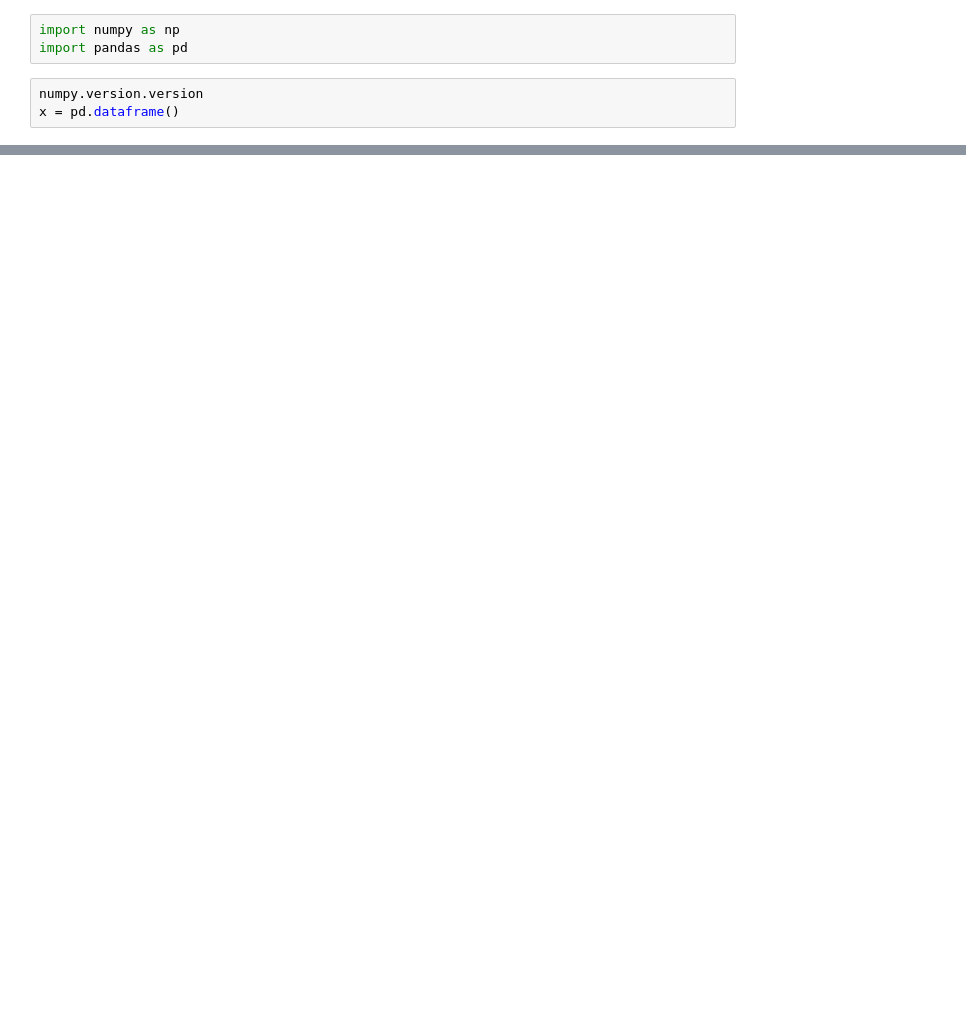
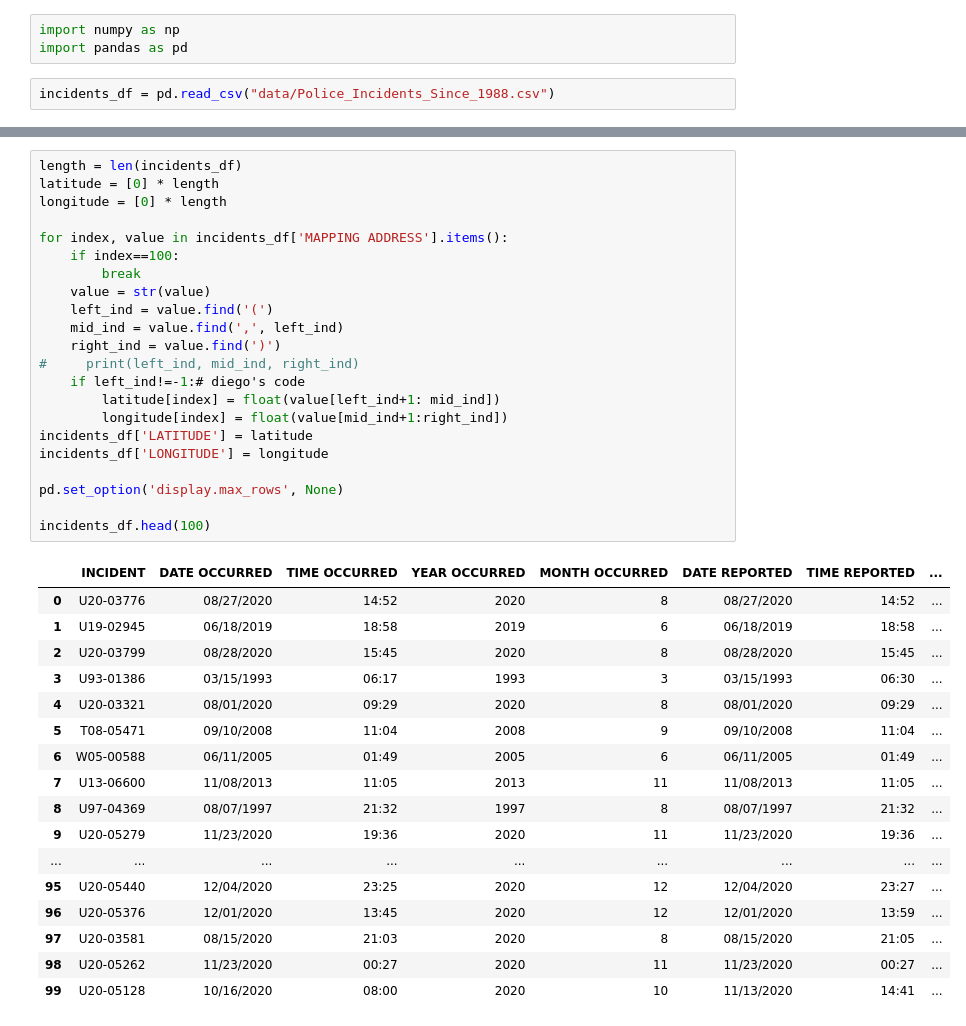
Before and after one commit to jlivshots/Response-time-analytics, a Jupyter notebook: Dev.ipynb, the cells around one changed output, grey strips where cells are left out. Saved outputs shown, nothing was run; the diff lists cells and outputs as text; blank space fills up the shorter version.

```diff
--- a/Dev.ipynb
+++ b/Dev.ipynb
@@ -2,5 +2,4 @@
 import numpy as np
 import pandas as pd
 # %%
-numpy.version.version
-x = pd.dataframe()
+incidents_df = pd.read_csv("data/Police_Incidents_Since_1988.csv")
@@ -8,0 +17,40 @@ AttributeError: module 'pandas' has no attribute 'dataframe'
+# %%
+length = len(incidents_df)
+latitude = [0] * length
+longitude = [0] * length
+
+for index, value in incidents_df['MAPPING ADDRESS'].items():
+    if index==100:
+        break
+    value = str(value)
+    left_ind = value.find('(')
+    mid_ind = value.find(',', left_ind)
+    right_ind = value.find(')')
+#     print(left_ind, mid_ind, right_ind)
+    if left_ind!=-1:# diego's code
+        latitude[index] = float(value[left_ind+1: mid_ind])
+        longitude[index] = float(value[mid_ind+1:right_ind])
+incidents_df['LATITUDE'] = latitude
+incidents_df['LONGITUDE'] = longitude
+
+pd.set_option('display.max_rows', None)
+
+incidents_df.head(100)
+# %% [output]
+|  | INCIDENT | DATE OCCURRED | TIME OCCURRED | YEAR OCCURRED | MONTH OCCURRED | DATE REPORTED | TIME REPORTED | ... |
+| 0 | U20-03776 | 08/27/2020 | 14:52 | 2020 | 8 | 08/27/2020 | 14:52 | ... |
+| 1 | U19-02945 | 06/18/2019 | 18:58 | 2019 | 6 | 06/18/2019 | 18:58 | ... |
+| 2 | U20-03799 | 08/28/2020 | 15:45 | 2020 | 8 | 08/28/2020 | 15:45 | ... |
+| 3 | U93-01386 | 03/15/1993 | 06:17 | 1993 | 3 | 03/15/1993 | 06:30 | ... |
+| 4 | U20-03321 | 08/01/2020 | 09:29 | 2020 | 8 | 08/01/2020 | 09:29 | ... |
+| 5 | T08-05471 | 09/10/2008 | 11:04 | 2008 | 9 | 09/10/2008 | 11:04 | ... |
+| 6 | W05-00588 | 06/11/2005 | 01:49 | 2005 | 6 | 06/11/2005 | 01:49 | ... |
+| 7 | U13-06600 | 11/08/2013 | 11:05 | 2013 | 11 | 11/08/2013 | 11:05 | ... |
+| 8 | U97-04369 | 08/07/1997 | 21:32 | 1997 | 8 | 08/07/1997 | 21:32 | ... |
+| 9 | U20-05279 | 11/23/2020 | 19:36 | 2020 | 11 | 11/23/2020 | 19:36 | ... |
+| ... | ... | ... | ... | ... | ... | ... | ... | ... |
+| 95 | U20-05440 | 12/04/2020 | 23:25 | 2020 | 12 | 12/04/2020 | 23:27 | ... |
+| 96 | U20-05376 | 12/01/2020 | 13:45 | 2020 | 12 | 12/01/2020 | 13:59 | ... |
+| 97 | U20-03581 | 08/15/2020 | 21:03 | 2020 | 8 | 08/15/2020 | 21:05 | ... |
+| 98 | U20-05262 | 11/23/2020 | 00:27 | 2020 | 11 | 11/23/2020 | 00:27 | ... |
+| 99 | U20-05128 | 10/16/2020 | 08:00 | 2020 | 10 | 11/13/2020 | 14:41 | ... |
```
Also changed, not shown: parts of 3 cells of this notebook.
